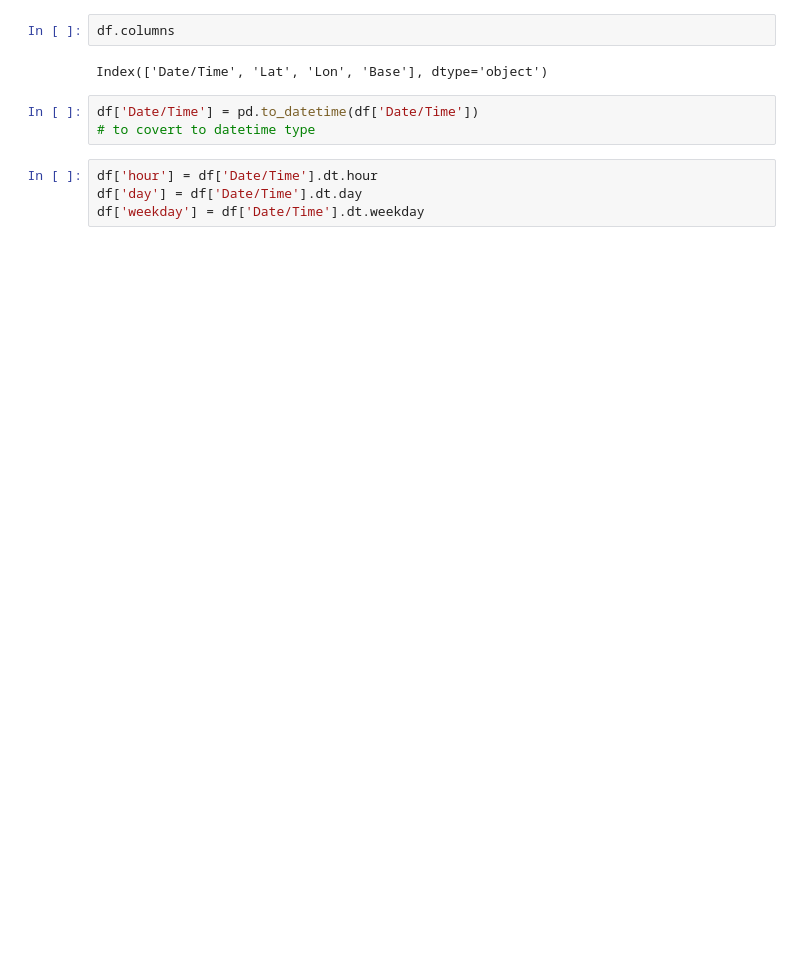
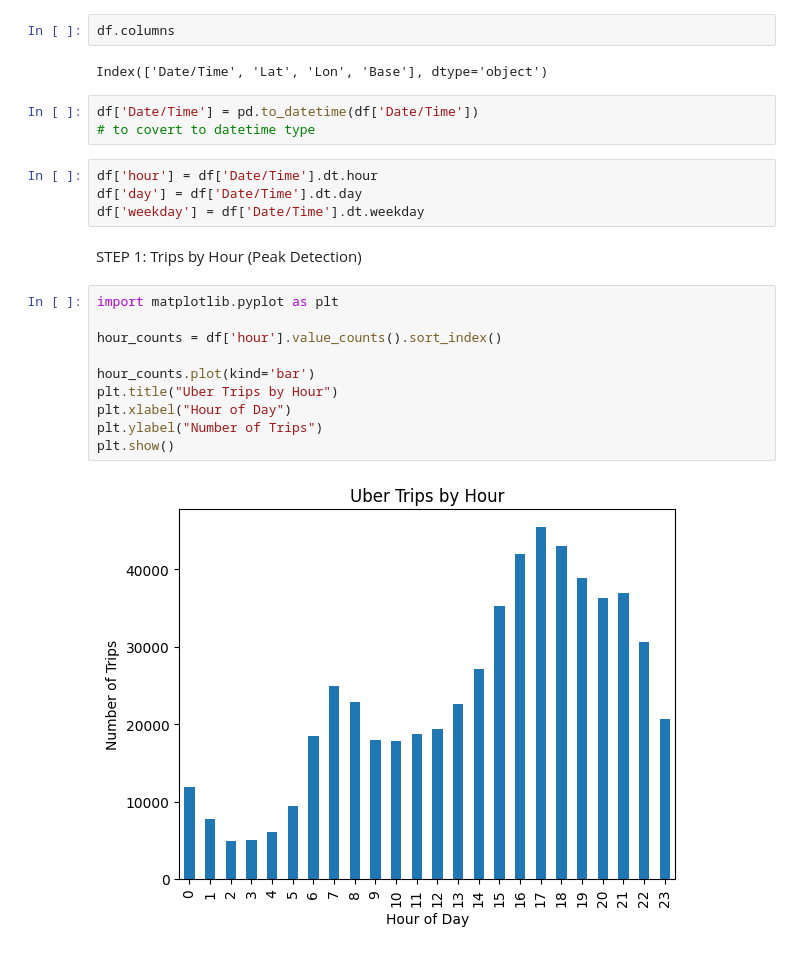
Before and after one commit to sunandha2/Urban-Mobility-Intelligence-Uber-Analysis, a Jupyter notebook: Uber_Pickup_Analysis.ipynb, the cells around one changed output. Drawn from its saved outputs; the diff is of its cells as text; blank space fills up the shorter version.

```diff
--- a/Uber_Pickup_Analysis.ipynb
+++ b/Uber_Pickup_Analysis.ipynb
@@ -47,3 +51,17 @@ df['Date/Time'] = pd.to_datetime(df['Date/Time'])
 df['hour'] = df['Date/Time'].dt.hour
 df['day'] = df['Date/Time'].dt.day
 df['weekday'] = df['Date/Time'].dt.weekday
+# %% [markdown]
+STEP 1: Trips by Hour (Peak Detection)
+# %%
+import matplotlib.pyplot as plt
+
+hour_counts = df['hour'].value_counts().sort_index()
+
+hour_counts.plot(kind='bar')
+plt.title("Uber Trips by Hour")
+plt.xlabel("Hour of Day")
+plt.ylabel("Number of Trips")
+plt.show()
+# %% [output]
+[figure, added]
```
Also changed, not shown: parts of 13 cells of this notebook.
